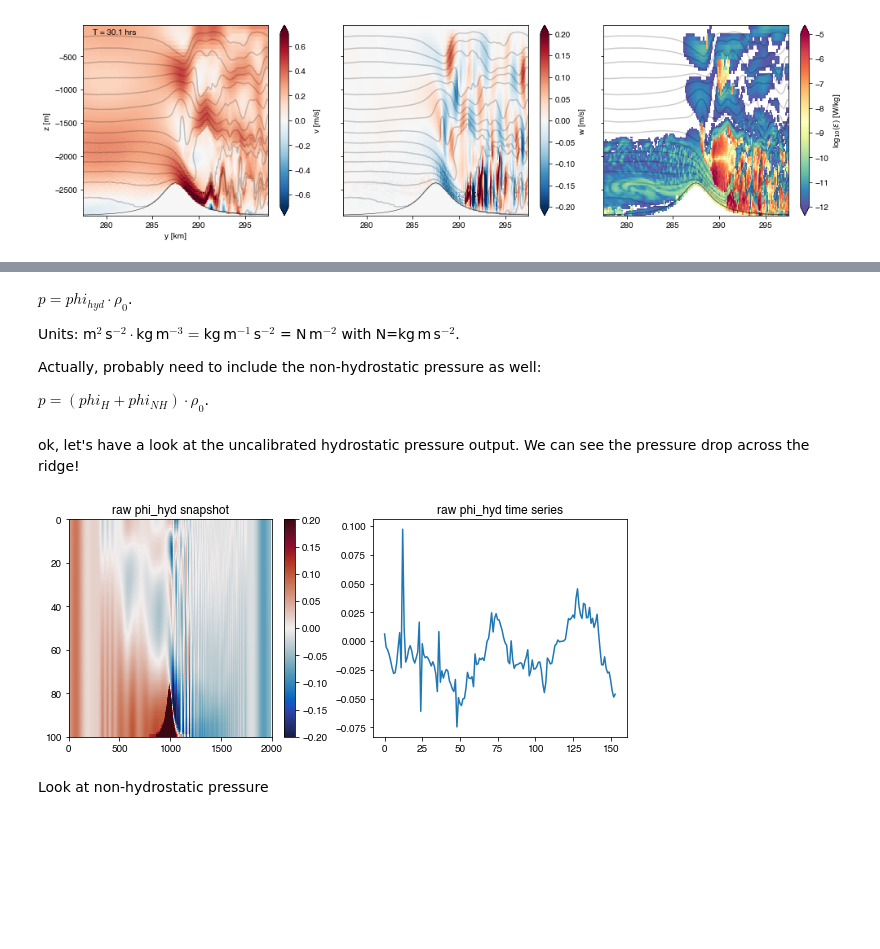
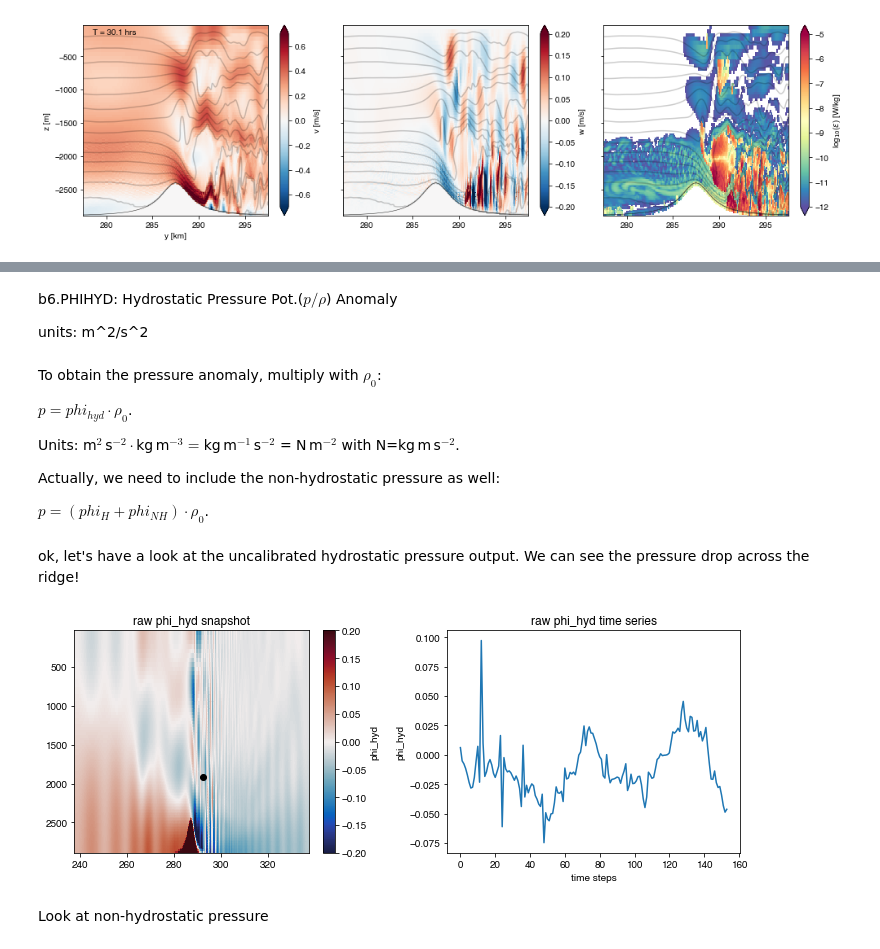
Before and after one commit to gunnarvoet/flow-across-bump, a Jupyter notebook: analysis/bump_analysis.ipynb, the cells around one changed output, grey strips where cells are left out. Saved outputs shown, nothing was run; the diff lists cells and outputs as text; code cells hidden in the pictures; blank space fills up the shorter version.

Commit message:
working on pressure

```diff
--- a/analysis/bump_analysis.ipynb
+++ b/analysis/bump_analysis.ipynb
@@ -203,9 +203,15 @@ If defined in time, a standing wave won't show up so we'll have to calculate aga
+# %% [markdown]
+b6.PHIHYD: Hydrostatic Pressure Pot.($p/\rho$) Anomaly
+
+units: m^2/s^2
 # %% [markdown]
+To obtain the pressure anomaly, multiply with $\rho_0$:
+
 $p = phi_{hyd} \cdot \rho_0$.
 
 Units: m$^2\,$s$^{-2} \cdot $kg$\,$m$^{-3} = $kg$\,$m$^{-1}\,$s$^{-2}$ = N$\,$m$^{-2}$ with N=kg$\,$m$\,$s$^{-2}$.
 
-Actually, probably need to include the non-hydrostatic pressure as well:
+Actually, we need to include the non-hydrostatic pressure as well:
 
 $p = (phi_{H}+phi_{NH}) \cdot \rho_0$.
 # %%
@@ -219,14 +226,17 @@ phi_hyd = b6.PHIHYD
 ok, let's have a look at the uncalibrated hydrostatic pressure output. We can see the pressure drop across the ridge!
 # %%
 fig, ax = plt.subplots(ncols=2, nrows=1, figsize=(10,4))
-h = ax[0].pcolormesh(np.squeeze(phi_hyd.isel(T=100)), vmin=-0.2, vmax=0.2, cmap=cmocean.cm.balance)
-plt.colorbar(h, ax=ax[0])
+h = ax[0].pcolormesh(grid.Y.values/1000,-grid.Z.values,np.squeeze(phi_hyd.isel(T=100)), vmin=-0.2, vmax=0.2, cmap=cmocean.cm.balance)
+plt.colorbar(h, ax=ax[0],label='phi_hyd')
 ax[0].invert_yaxis()
 ax[0].set_title('raw phi_hyd snapshot')
-ax[1].plot(np.squeeze(phi_hyd.isel(Zmd000100=50, Y=1100)));
-ax[1].set_title('raw phi_hyd time series');
+ax[0].set(xlim=(my-50,my+50))
+ax[1].plot(np.squeeze(phi_hyd.isel(Zmd000100=50, Y=1100)))
+ax[0].plot(grid.Y.values[1100]/1000,-grid.Z.values[50],'ko')
+ax[1].set(title='raw phi_hyd time series',xlabel='time steps',ylabel='phi_hyd')
+plt.tight_layout()
 # %% [output]
-[figure, old version]
+[figure, new version]
 # %% [markdown]
 Look at non-hydrostatic pressure
 # %%
```
Also changed, not shown: parts of 42 cells of this notebook, 2 other files.
